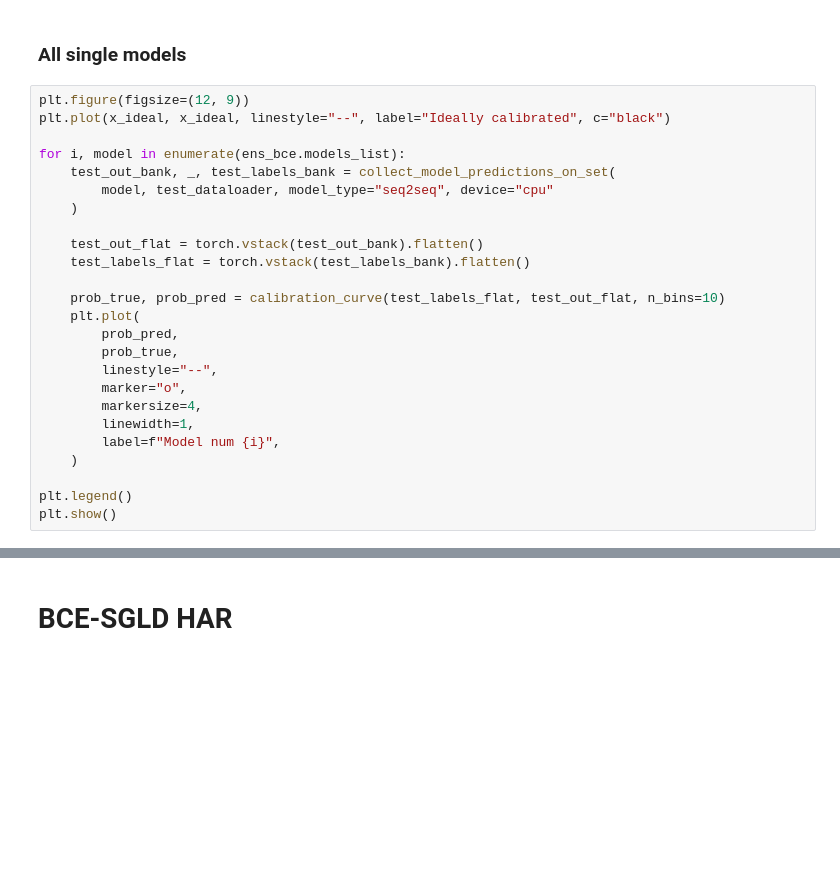
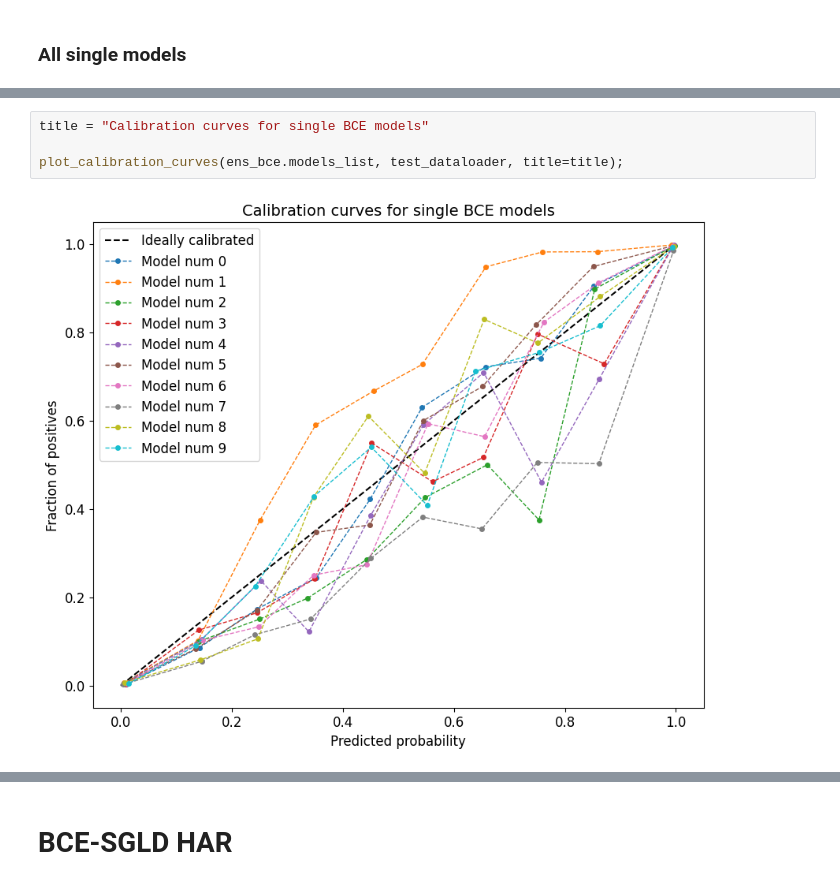
Before and after one commit to stalex2902/uncertainty-aware-cpd, a Jupyter notebook: notebooks/calibration.ipynb, the cells around one changed output, grey strips where cells are left out. Cells and saved outputs as stored; diff of their text form; blank space fills up the shorter version.

```diff
--- a/notebooks/calibration.ipynb
+++ b/notebooks/calibration.ipynb
@@ -113,27 +170,2 @@ plt.show()
 # %% [markdown]
 ### All single models
-# %%
-plt.figure(figsize=(12, 9))
-plt.plot(x_ideal, x_ideal, linestyle="--", label="Ideally calibrated", c="black")
-
-for i, model in enumerate(ens_bce.models_list):
-    test_out_bank, _, test_labels_bank = collect_model_predictions_on_set(
-        model, test_dataloader, model_type="seq2seq", device="cpu"
-    )
-
-    test_out_flat = torch.vstack(test_out_bank).flatten()
-    test_labels_flat = torch.vstack(test_labels_bank).flatten()
-
-    prob_true, prob_pred = calibration_curve(test_labels_flat, test_out_flat, n_bins=10)
-    plt.plot(
-        prob_pred,
-        prob_true,
-        linestyle="--",
-        marker="o",
-        markersize=4,
-        linewidth=1,
-        label=f"Model num {i}",
-    )
-
-plt.legend()
-plt.show()
@@ -151,0 +172,6 @@ Collectting model's outputs
+# %%
+title = "Calibration curves for single BCE models"
+
+plot_calibration_curves(ens_bce.models_list, test_dataloader, title=title);
+# %% [output]
+[figure, added]
```
Also changed, not shown: parts of 21 cells of this notebook, 3 other files.
